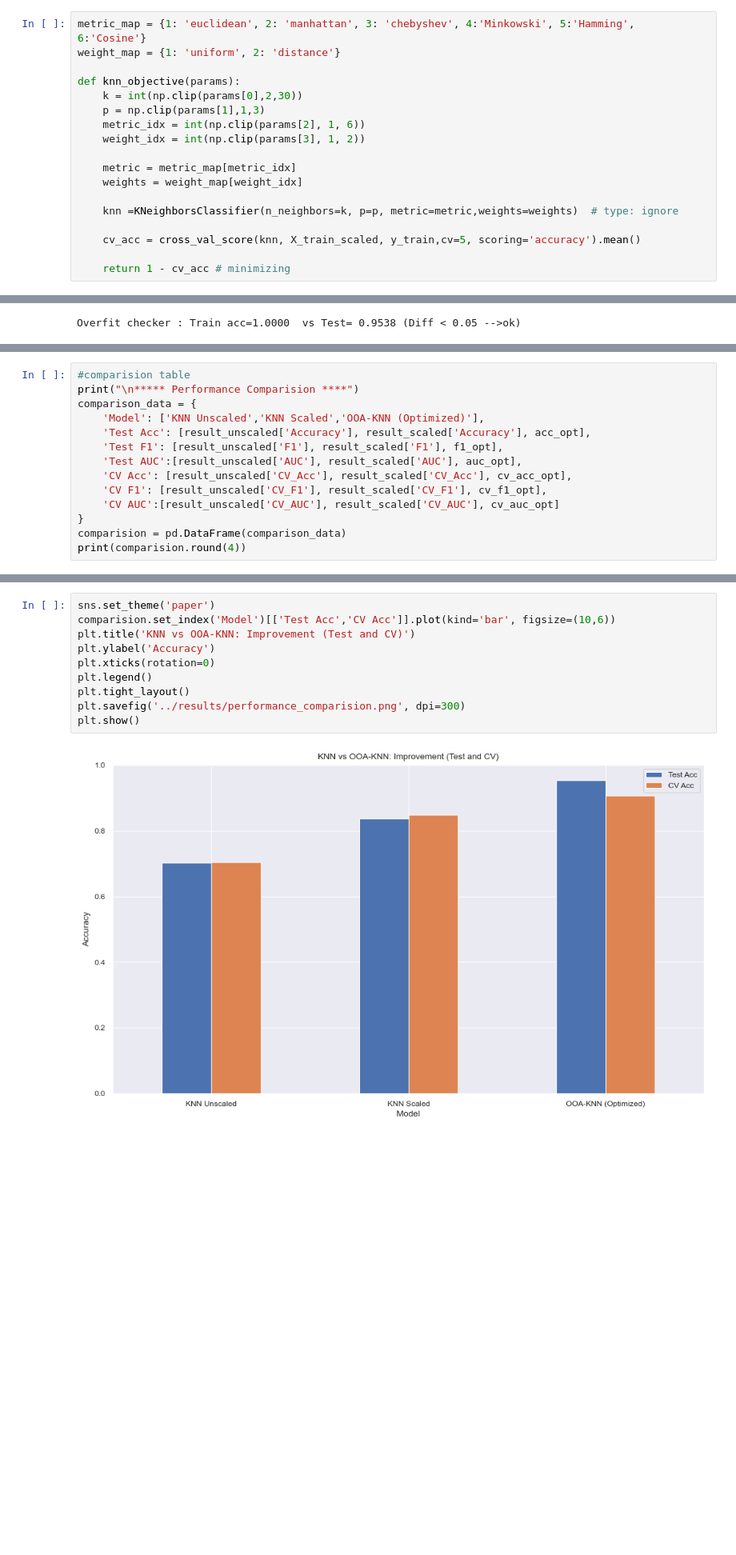
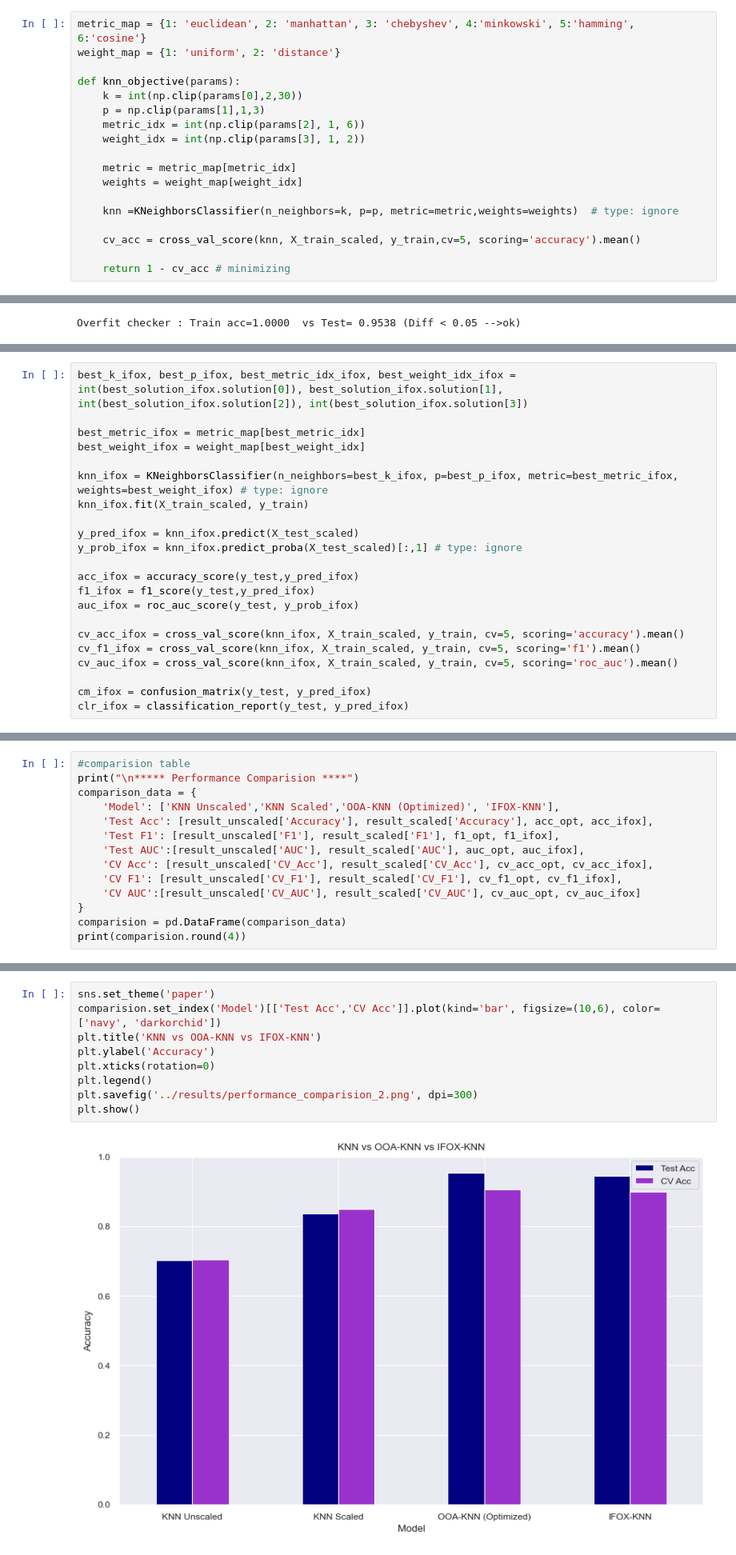
Before and after one commit to ferayame/OOA, a Jupyter notebook: scr/OOA-KNN.ipynb, the cells around one changed output, grey strips where cells are left out. Shown at 80% size. Saved outputs shown, nothing was run; the diff lists cells and outputs as text; blank space fills up the shorter version.

Commit message:
adding IFOX optimization + .gitignore

```diff
--- a/scr/OOA-KNN.ipynb
+++ b/scr/OOA-KNN.ipynb
@@ -274,7 +273,7 @@ scaler_ooa = StandardScaler()
 X_train_scaled = scaler_ooa.fit_transform(X_train)
 X_test_scaled = scaler_ooa.transform(X_test)
 # %%
-metric_map = {1: 'euclidean', 2: 'manhattan', 3: 'chebyshev', 4:'Minkowski', 5:'Hamming', 6:'Cosine'}
+metric_map = {1: 'euclidean', 2: 'manhattan', 3: 'chebyshev', 4:'minkowski', 5:'hamming', 6:'cosine'}
 weight_map = {1: 'uniform', 2: 'distance'}
 
 def knn_objective(params):
@@ -346,3 +382,25 @@ Overfit checker : Train acc=1.0000  vs Test= 0.9538 (Diff < 0.05 -->ok)
+# %%
+best_k_ifox, best_p_ifox, best_metric_idx_ifox, best_weight_idx_ifox = int(best_solution_ifox.solution[0]), best_solution_ifox.solution[1], int(best_solution_ifox.solution[2]), int(best_solution_ifox.solution[3])
+
+best_metric_ifox = metric_map[best_metric_idx]
+best_weight_ifox = weight_map[best_weight_idx]
+
+knn_ifox = KNeighborsClassifier(n_neighbors=best_k_ifox, p=best_p_ifox, metric=best_metric_ifox, weights=best_weight_ifox) # type: ignore
+knn_ifox.fit(X_train_scaled, y_train)
+
+y_pred_ifox = knn_ifox.predict(X_test_scaled)
+y_prob_ifox = knn_ifox.predict_proba(X_test_scaled)[:,1] # type: ignore
+
+acc_ifox = accuracy_score(y_test,y_pred_ifox)
+f1_ifox = f1_score(y_test,y_pred_ifox)
+auc_ifox = roc_auc_score(y_test, y_prob_ifox)
+
+cv_acc_ifox = cross_val_score(knn_ifox, X_train_scaled, y_train, cv=5, scoring='accuracy').mean()
+cv_f1_ifox = cross_val_score(knn_ifox, X_train_scaled, y_train, cv=5, scoring='f1').mean()
+cv_auc_ifox = cross_val_score(knn_ifox, X_train_scaled, y_train, cv=5, scoring='roc_auc').mean()
+
+cm_ifox = confusion_matrix(y_test, y_pred_ifox)
+clr_ifox = classification_report(y_test, y_pred_ifox)
 # %%
 print(f"\nOOA-KNN Test Acc:{acc_opt:.4f} | CV-acc: {cv_acc_opt:.4f}")
 print(f"OOA-KNN Test F1:{acc_opt:.4f} | CV-f1: {cv_f1_opt:.4f}")
@@ -381,13 +434,13 @@ plt.show()
 #comparision table
 print("\n***** Performance Comparision ****")
 comparison_data = {
-    'Model': ['KNN Unscaled','KNN Scaled','OOA-KNN (Optimized)'],
-    'Test Acc': [result_unscaled['Accuracy'], result_scaled['Accuracy'], acc_opt],
-    'Test F1': [result_unscaled['F1'], result_scaled['F1'], f1_opt],
-    'Test AUC':[result_unscaled['AUC'], result_scaled['AUC'], auc_opt],
-    'CV Acc': [result_unscaled['CV_Acc'], result_scaled['CV_Acc'], cv_acc_opt],
-    'CV F1': [result_unscaled['CV_F1'], result_scaled['CV_F1'], cv_f1_opt],
-    'CV AUC':[result_unscaled['CV_AUC'], result_scaled['CV_AUC'], cv_auc_opt]
+    'Model': ['KNN Unscaled','KNN Scaled','OOA-KNN (Optimized)', 'IFOX-KNN'],
+    'Test Acc': [result_unscaled['Accuracy'], result_scaled['Accuracy'], acc_opt, acc_ifox],
+    'Test F1': [result_unscaled['F1'], result_scaled['F1'], f1_opt, f1_ifox],
+    'Test AUC':[result_unscaled['AUC'], result_scaled['AUC'], auc_opt, auc_ifox],
+    'CV Acc': [result_unscaled['CV_Acc'], result_scaled['CV_Acc'], cv_acc_opt, cv_acc_ifox],
+    'CV F1': [result_unscaled['CV_F1'], result_scaled['CV_F1'], cv_f1_opt, cv_f1_ifox],
+    'CV AUC':[result_unscaled['CV_AUC'], result_scaled['CV_AUC'], cv_auc_opt, cv_auc_ifox]
 }
 comparision = pd.DataFrame(comparison_data)
 print(comparision.round(4))
@@ -400,13 +454,12 @@ print(comparision.round(4))
 # %%
 sns.set_theme('paper')
-comparision.set_index('Model')[['Test Acc','CV Acc']].plot(kind='bar', figsize=(10,6))
-plt.title('KNN vs OOA-KNN: Improvement (Test and CV)')
+comparision.set_index('Model')[['Test Acc','CV Acc']].plot(kind='bar', figsize=(10,6), color=['navy', 'darkorchid'])
+plt.title('KNN vs OOA-KNN vs IFOX-KNN')
 plt.ylabel('Accuracy')
 plt.xticks(rotation=0)
 plt.legend()
-plt.tight_layout()
-plt.savefig('../results/performance_comparision.png', dpi=300)
+plt.savefig('../results/performance_comparision_2.png', dpi=300)
 plt.show()
 # %% [output]
-[figure, old version]
+[figure, new version]
 # %%
```
Also changed, not shown: parts of 7 cells of this notebook, 3 other files.
